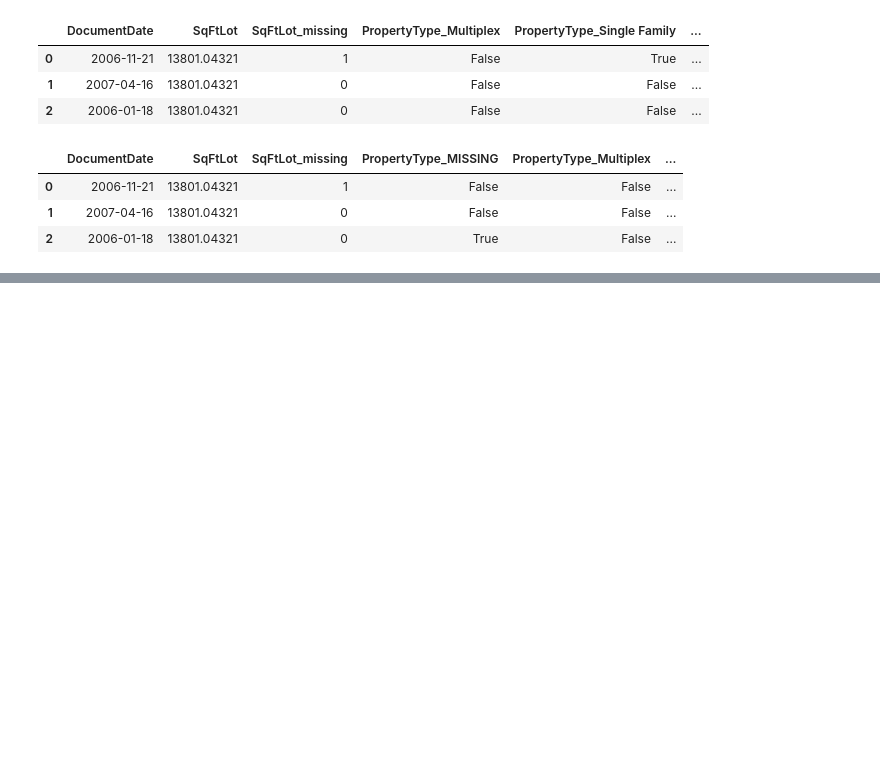
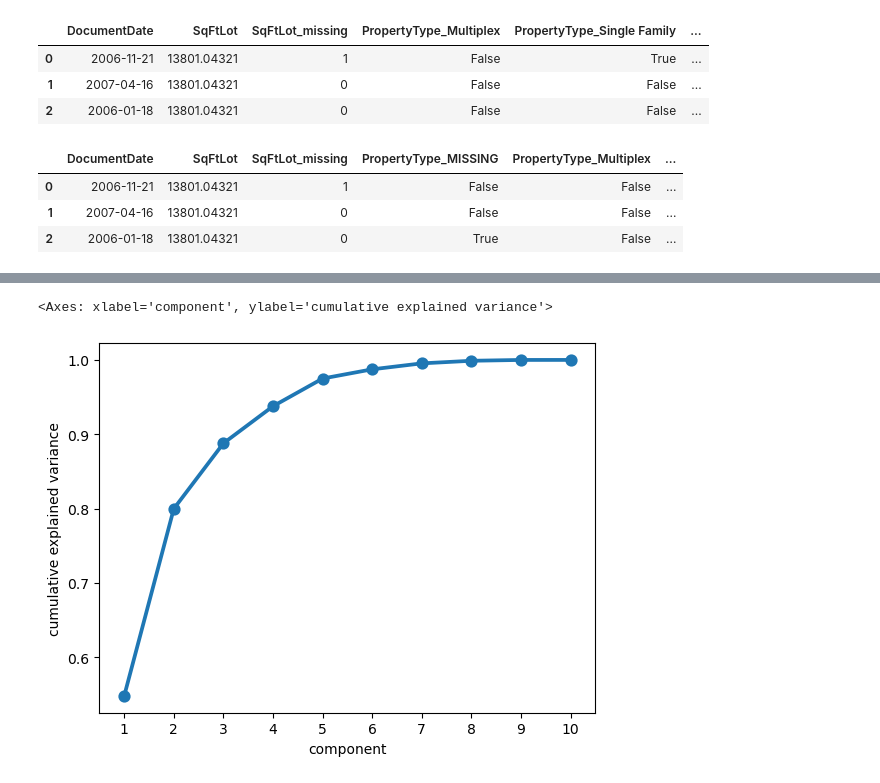
Before and after one commit to ZhaoJackson/Data_Science_, a Jupyter notebook: Final/Exercise.ipynb, the cells around one changed output, grey strips where cells are left out. Cells and saved outputs as stored; diff of their text form; code cells hidden in the pictures; blank space fills up the shorter version.

```diff
--- a/Final/Exercise.ipynb
+++ b/Final/Exercise.ipynb
@@ -271,0 +285,17 @@ df_new.head(3)
+# %%
+# Load the breast cancer dataset using the load_breast_cancer() function.
+# Store in the variable 'cancer'.
+cancer = load_breast_cancer()
+
+# Create a new dataframe X with values from cancer.data (which is stored as a numpy array)
+#    and with columns named using cancer.feature_names (also a numpy array)
+X = pd.DataFrame(cancer.data, columns = cancer.feature_names)
+
+# For this quiz, only keep the first 10 features/columns
+# Store the result back into X
+X = X.iloc[:, :10]
+
+# Assert that the shape of the dataframe is (569,10): 569 rows, 10 columns
+assert X.shape == (569,10)
+
+X.head()
@@ -271,0 +366,25 @@ df_new.head(3)
+# %%
+# Fit a PCA model to X_zscore using PCA() with default parameters
+#   and store in pca
+pca = PCA().fit(X_zscore)
+
+# Create a new DataFrame with 2 columns:
+#   "component" with values 0 to the number of components in pca
+#   "cumulative explained variance" with the .cumsum() of the explained_variance_ratio_ in pca
+#   store in df_var
+df_var = pd.DataFrame({'component': range(1, len(pca.explained_variance_ratio_) + 1),
+                       'cumulative explained variance': pca.explained_variance_ratio_.cumsum()})
+
+# Use sns.pointplot() to plot the data from df_var with
+#   "component" on the x-axis
+#   "cumulative explained variance" on the y-axis
+sns.pointplot(x = 'component',
+              y = 'cumulative explained variance',
+              data = df_var)
+
+# Note that over 55% of the variance is explained by the first component
+# Over 80% by the first 2 components
+# Over 90% by the first 4 components
+# %% [output]
+<Axes: xlabel='component', ylabel='cumulative explained variance'>
+[figure, added]
```
Also changed, not shown: parts of 32 cells of this notebook, 2 other files.
